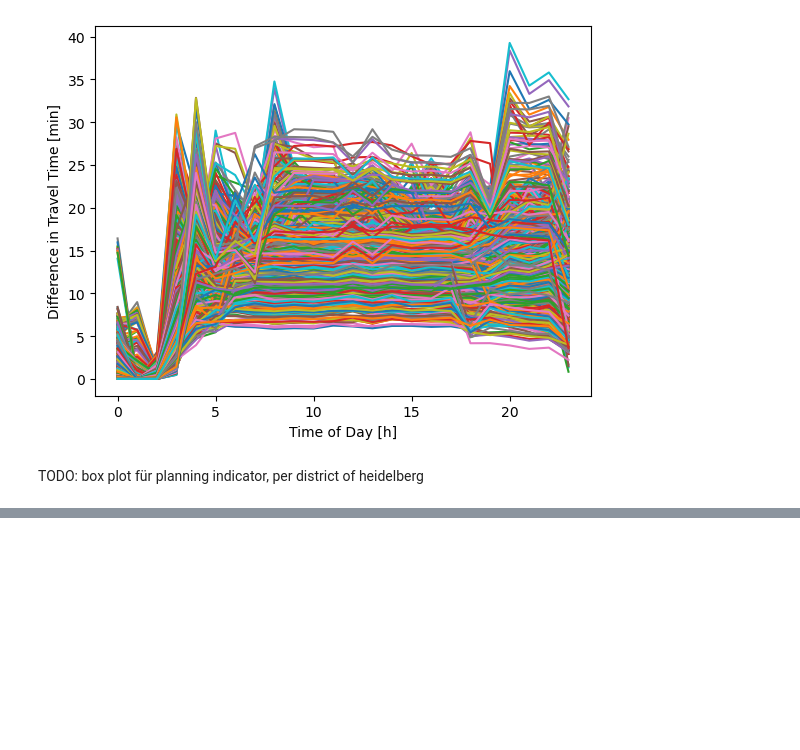
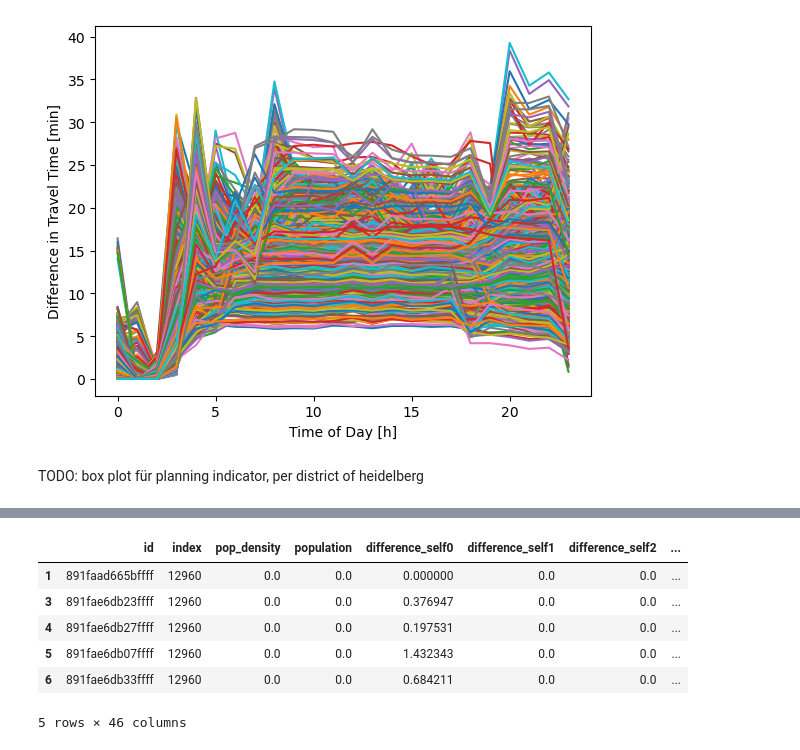
Before and after one commit to Chwiggy/thesis_analysis, a Jupyter notebook: differences.ipynb, the cells around one changed output, grey strips where cells are left out. Cells and saved outputs as stored; diff of their text form; code cells hidden in the pictures; blank space fills up the shorter version.

```diff
--- a/differences.ipynb
+++ b/differences.ipynb
@@ -33,0 +44,12 @@ TODO: box plot für planning indicator, per district of heidelberg
+# %%
+cells_by_borough = hd_difference.sjoin(boroughs, how="left")
+cells_by_borough.dropna(inplace=True)
+cells_by_borough.head()
+# %% [output]
+|  | id | index | pop_density | population | difference_self0 | difference_self1 | difference_self2 | ... |
+| 1 | 891faad665bffff | 12960 | 0.0 | 0.0 | 0.000000 | 0.0 | 0.0 | ... |
+| 3 | 891fae6db23ffff | 12960 | 0.0 | 0.0 | 0.376947 | 0.0 | 0.0 | ... |
+| 4 | 891fae6db27ffff | 12960 | 0.0 | 0.0 | 0.197531 | 0.0 | 0.0 | ... |
+| 5 | 891fae6db07ffff | 12960 | 0.0 | 0.0 | 1.432343 | 0.0 | 0.0 | ... |
+| 6 | 891fae6db33ffff | 12960 | 0.0 | 0.0 | 0.684211 | 0.0 | 0.0 | ... |
+5 rows × 46 columns
```
Also changed, not shown: parts of 3 cells of this notebook.
